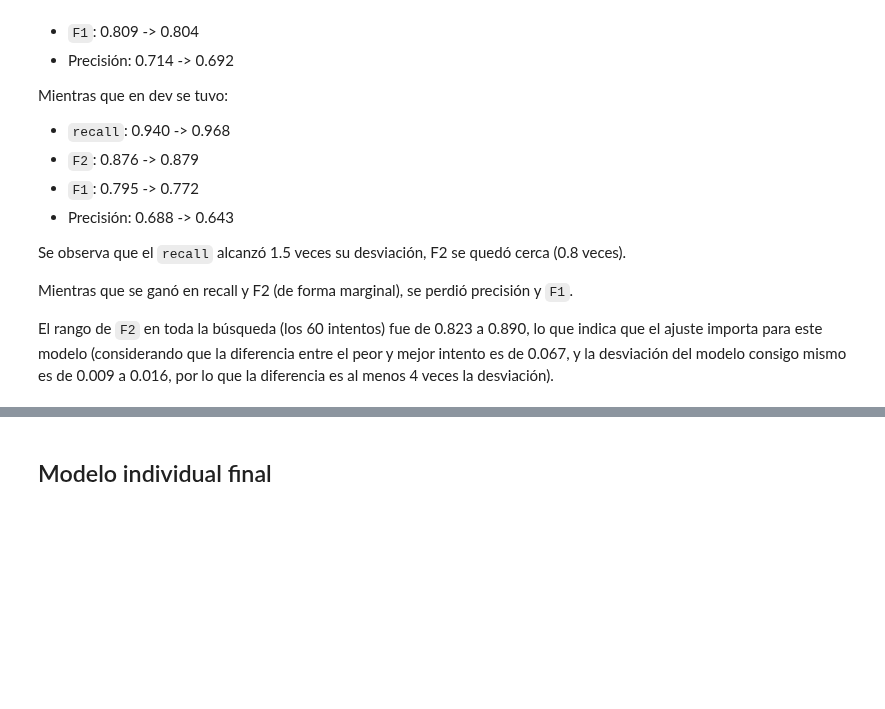
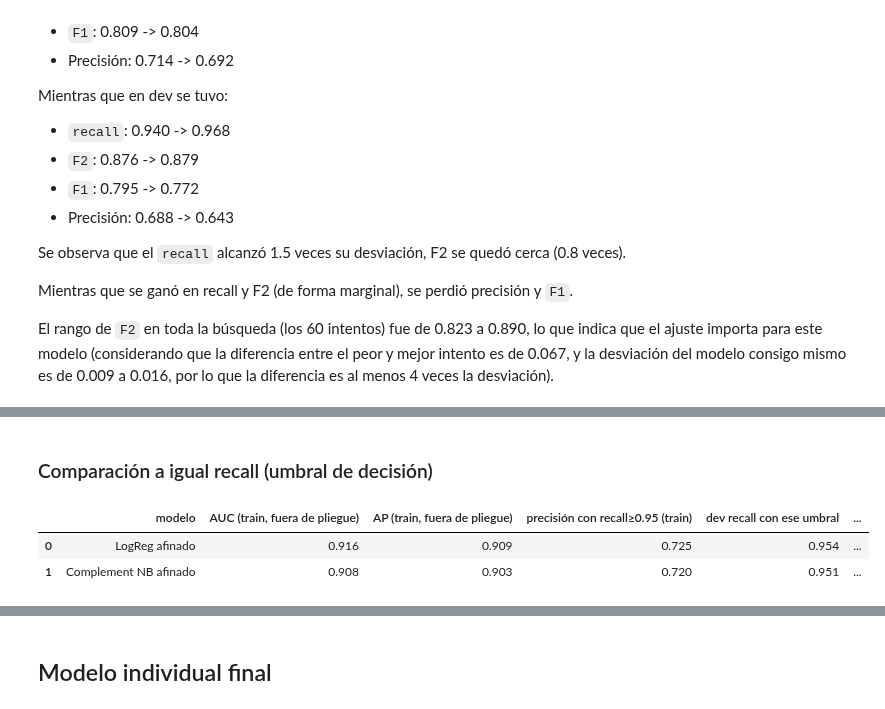
Before and after one commit to Jim-VA/ThreatLLM_v2, a Jupyter notebook: notebooks/Avance4_ModelosAlternativos/Avance4_55.ipynb, the cells around one changed output, grey strips where cells are left out. Cells and saved outputs as stored; diff of their text form; code cells hidden in the pictures; blank space fills up the shorter version.

```diff
--- a/notebooks/Avance4_ModelosAlternativos/Avance4_55.ipynb
+++ b/notebooks/Avance4_ModelosAlternativos/Avance4_55.ipynb
@@ -627,0 +637,53 @@ El rango de `F2` en toda la búsqueda (los 60 intentos) fue de 0.823 a 0.890, lo
+# %% [markdown]
+### Comparación a igual recall (umbral de decisión)
+# %%
+# Se compara cuál modelo da menos falsas alarmas con la misma sensibilidad/exhaustividad
+# El umbral es elegido solo con train (las puntuaciones fuera de pliegue)
+# y después se revisa sobre dev.
+
+from sklearn.model_selection import cross_val_predict
+from sklearn.metrics import (precision_recall_curve,
+                             average_precision_score,
+                             roc_auc_score,
+                             recall_score,
+                             precision_score,
+                             fbeta_score)
+
+mod_cand = {"LogReg afinado": bs_lr.best_estimator_,
+            "Complement NB afinado": bs_nb.best_estimator_}
+
+META_RECALL = 0.95       # Refleja prioridad del negocio,es un supuesto pendiente de confirmar con el cliente
+UMBRAL, P_OOF, filas = {},{},[]
+
+# Se calcula la probabilidad de ataque de cada oración de train
+# Calculada por un modelo que NO la ha visto (out-of-fold)
+
+for nombre, m in mod_cand.items():
+  p_oof = cross_val_predict(m,tr.text,ytr, cv = cv, method = "predict_proba")[:,1]
+  P_OOF[nombre] = p_oof
+
+  prec,rec,umbrales = precision_recall_curve(ytr, p_oof)
+
+  ok = rec[:-1] >= META_RECALL     # qué umbrales todavía cumplen la meta
+
+  umbral = umbrales[ok].max()     # el umbral más alto que todavía llega a la meta, con menos falsas alarmas
+
+  UMBRAL[nombre] = umbral
+
+  m.fit(tr.text, ytr)           # entrenado con todo train
+
+  pred = (m.predict_proba(dv.text)[:,1] >= umbral).astype(int)
+
+  filas.append({"modelo": nombre,
+                "AUC (train, fuera de pliegue)":round(roc_auc_score(ytr, p_oof), 3),
+                "AP (train, fuera de pliegue)": round(average_precision_score(ytr, p_oof), 3),
+                f"precisión con recall≥{META_RECALL} (train)": round(prec[:-1][ok].max(), 3),
+                  "dev recall con ese umbral": round(recall_score(ydv, pred), 3),
+                  "dev precisión con ese umbral": round(precision_score(ydv, pred), 3),
+                  "dev F2 con ese umbral": round(fbeta_score(ydv, pred, beta=2), 3)
+                    })
+pd.DataFrame(filas)
+# %% [output]
+|  | modelo | AUC (train, fuera de pliegue) | AP (train, fuera de pliegue) | precisión con recall≥0.95 (train) | dev recall con ese umbral | ... |
+| 0 | LogReg afinado | 0.916 | 0.909 | 0.725 | 0.954 | ... |
+| 1 | Complement NB afinado | 0.908 | 0.903 | 0.720 | 0.951 | ... |
```
Also changed, not shown: parts of 26 cells of this notebook.
